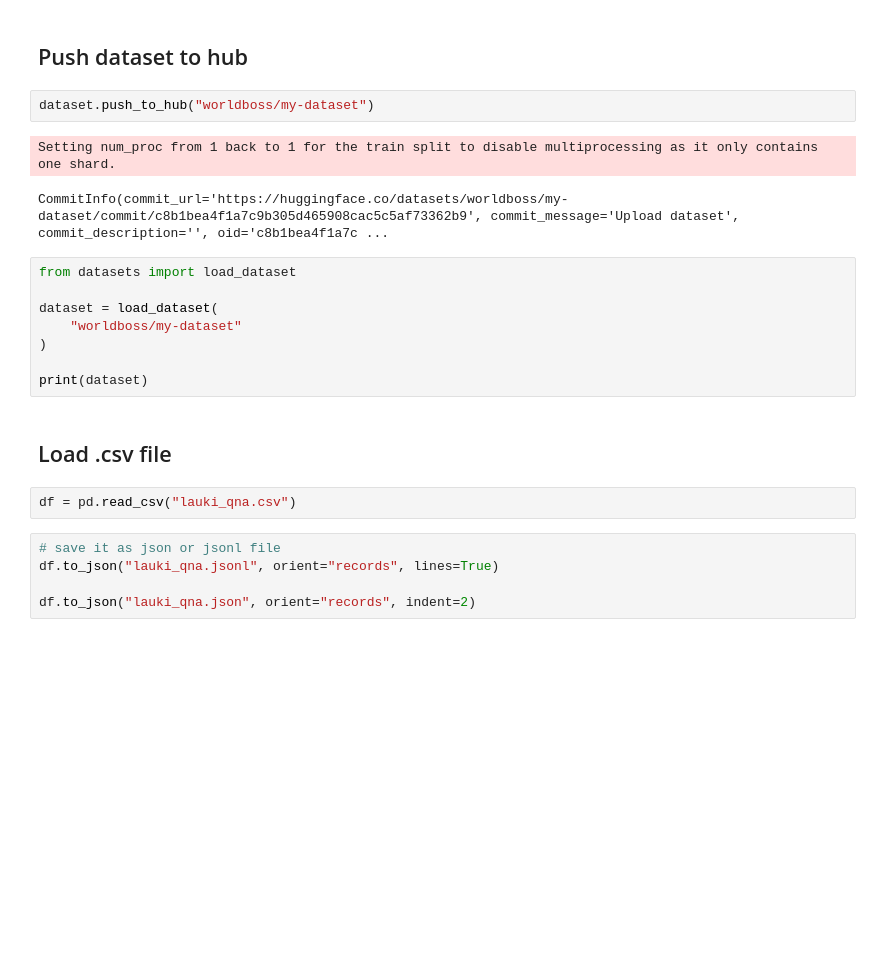
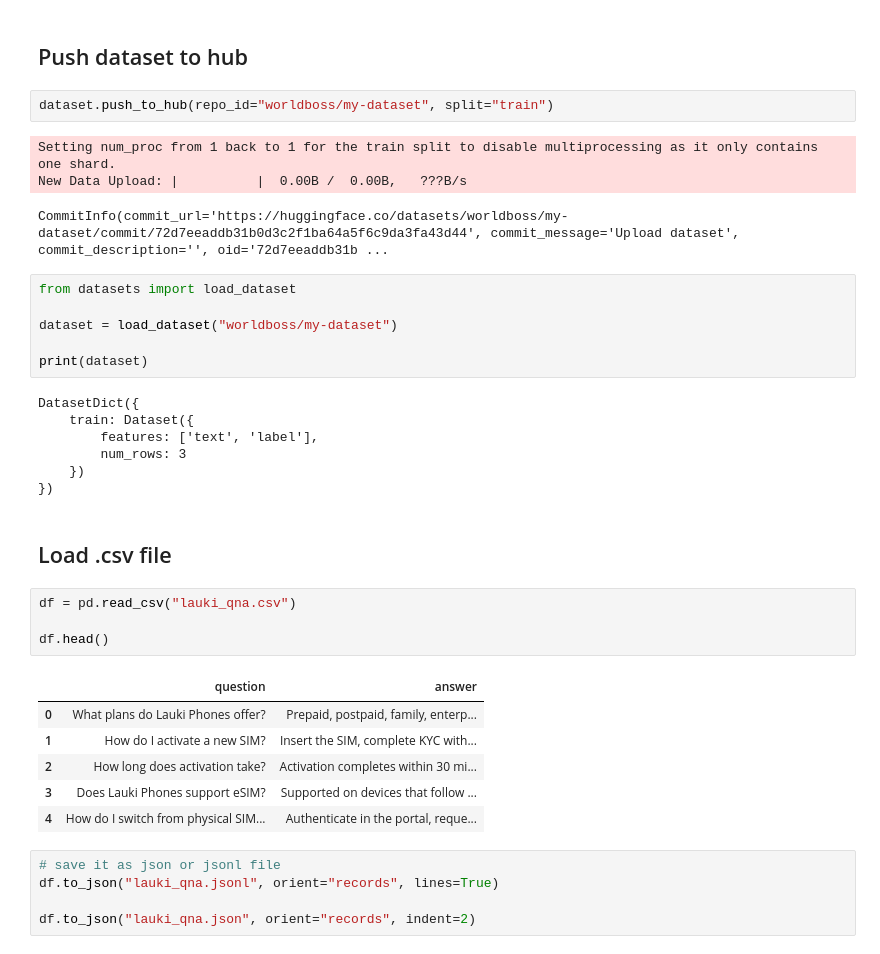
Before and after one commit to donwany/llm-intro, a Jupyter notebook: 03_loading_datasets_huggingface.ipynb, the cells around one changed output. Drawn from its saved outputs; the diff is of its cells as text; blank space fills up the shorter version.

```diff
--- a/03_loading_datasets_huggingface.ipynb
+++ b/03_loading_datasets_huggingface.ipynb
@@ -144,22 +160,37 @@ Dataset({
 # %% [markdown]
 ## Push dataset to hub
 # %%
-dataset.push_to_hub("worldboss/my-dataset")
+dataset.push_to_hub(repo_id="worldboss/my-dataset", split="train")
 # %% [output]
 Setting num_proc from 1 back to 1 for the train split to disable multiprocessing as it only contains one shard.
+New Data Upload: |          |  0.00B /  0.00B,   ???B/s
-CommitInfo(commit_url='https://huggingface.co/datasets/worldboss/my-dataset/commit/c8b1bea4f1a7c9b305d465908cac5c5af73362b9', commit_message='Upload dataset', commit_description='', oid='c8b1bea4f1a7c ...
+CommitInfo(commit_url='https://huggingface.co/datasets/worldboss/my-dataset/commit/72d7eeaddb31b0d3c2f1ba64a5f6c9da3fa43d44', commit_message='Upload dataset', commit_description='', oid='72d7eeaddb31b ...
 # %%
 from datasets import load_dataset
 
-dataset = load_dataset(
-    "worldboss/my-dataset"
-)
+dataset = load_dataset("worldboss/my-dataset")
 
 print(dataset)
+# %% [output]
+DatasetDict({
+    train: Dataset({
+        features: ['text', 'label'],
+        num_rows: 3
+    })
+})
 # %% [markdown]
 ## Load .csv file
 # %%
 df = pd.read_csv("lauki_qna.csv")
+
+df.head()
+# %% [output]
+|  | question | answer |
+| 0 | What plans do Lauki Phones offer? | Prepaid, postpaid, family, enterp... |
+| 1 | How do I activate a new SIM? | Insert the SIM, complete KYC with... |
+| 2 | How long does activation take? | Activation completes within 30 mi... |
+| 3 | Does Lauki Phones support eSIM? | Supported on devices that follow ... |
+| 4 | How do I switch from physical SIM... | Authenticate in the portal, reque... |
 # %%
 # save it as json or jsonl file
 df.to_json("lauki_qna.jsonl", orient="records", lines=True)
```
Also changed, not shown: parts of 4 cells of this notebook, 1 other file.
